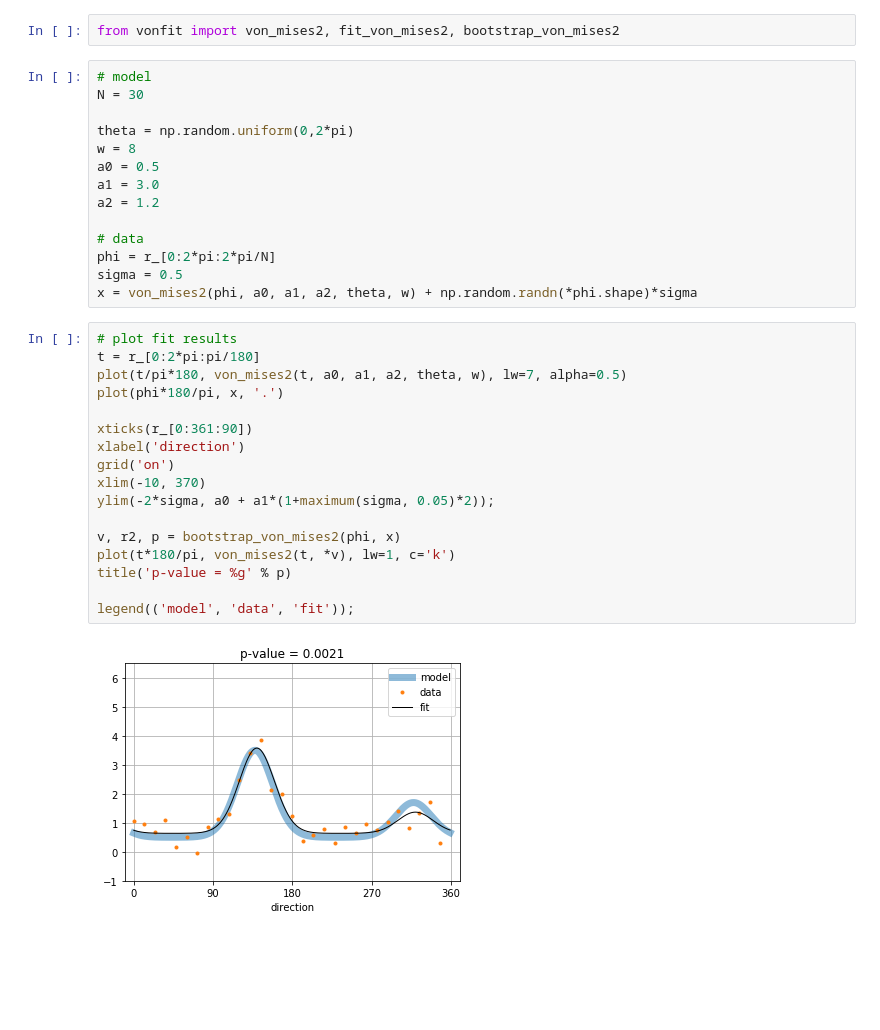
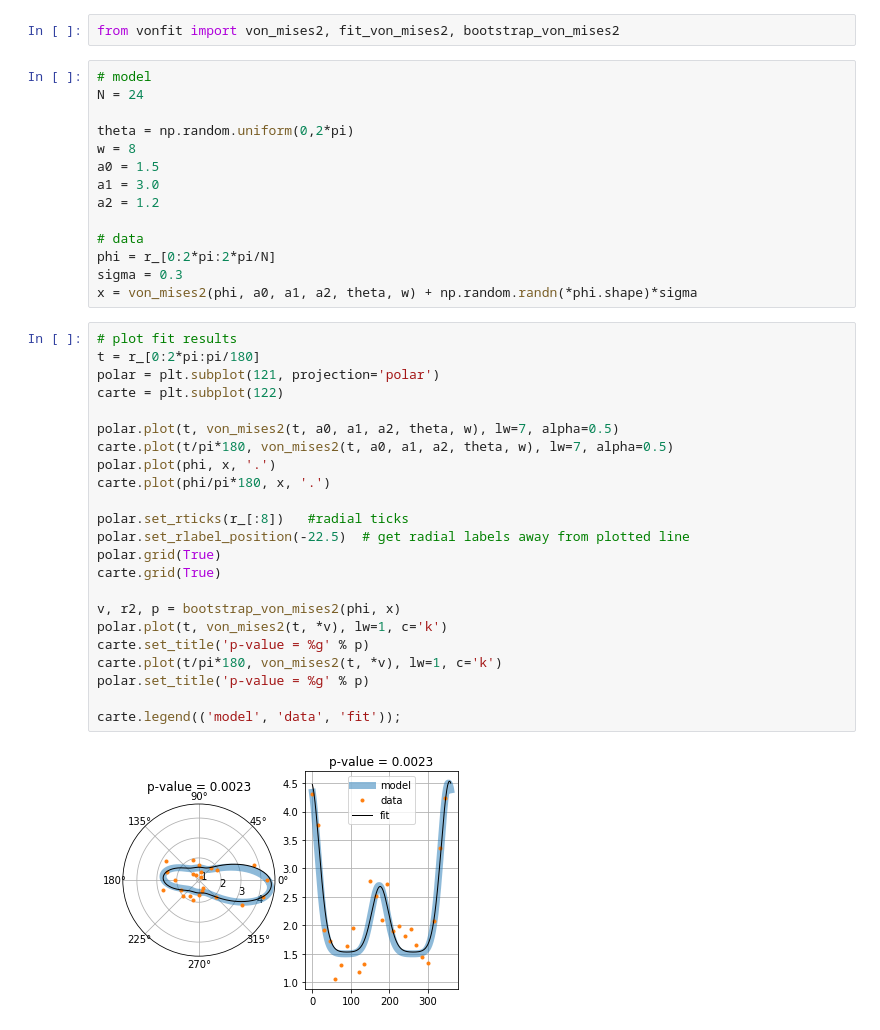
Before and after one commit to dimitri-yatsenko/fast-von-mises, a Jupyter notebook: vonMises2.ipynb, the cells around one changed output. Cells and saved outputs as stored; diff of their text form; blank space fills up the shorter version.

Commit message:
added polar plot to notebook

```diff
--- a/vonMises2.ipynb
+++ b/vonMises2.ipynb
@@ -37,37 +37,43 @@ Populating the interactive namespace from numpy and matplotlib
 from vonfit import von_mises2, fit_von_mises2, bootstrap_von_mises2
 # %%
 # model
-N = 30
+N = 24
 
 theta = np.random.uniform(0,2*pi)
 w = 8
-a0 = 0.5
+a0 = 1.5
 a1 = 3.0
 a2 = 1.2
 
 # data
 phi = r_[0:2*pi:2*pi/N]
-sigma = 0.5
+sigma = 0.3
 x = von_mises2(phi, a0, a1, a2, theta, w) + np.random.randn(*phi.shape)*sigma
 # %%
 # plot fit results
 t = r_[0:2*pi:pi/180]
-plot(t/pi*180, von_mises2(t, a0, a1, a2, theta, w), lw=7, alpha=0.5)
-plot(phi*180/pi, x, '.')
+polar = plt.subplot(121, projection='polar')
+carte = plt.subplot(122)
 
-xticks(r_[0:361:90])
-xlabel('direction')
-grid('on')
-xlim(-10, 370)
-ylim(-2*sigma, a0 + a1*(1+maximum(sigma, 0.05)*2));
+polar.plot(t, von_mises2(t, a0, a1, a2, theta, w), lw=7, alpha=0.5)
+carte.plot(t/pi*180, von_mises2(t, a0, a1, a2, theta, w), lw=7, alpha=0.5)
+polar.plot(phi, x, '.')
+carte.plot(phi/pi*180, x, '.')
+
+polar.set_rticks(r_[:8])   #radial ticks
+polar.set_rlabel_position(-22.5)  # get radial labels away from plotted line
+polar.grid(True)
+carte.grid(True)
 
 v, r2, p = bootstrap_von_mises2(phi, x)
-plot(t*180/pi, von_mises2(t, *v), lw=1, c='k')
-title('p-value = %g' % p)
+polar.plot(t, von_mises2(t, *v), lw=1, c='k')
+carte.set_title('p-value = %g' % p)
+carte.plot(t/pi*180, von_mises2(t, *v), lw=1, c='k')
+polar.set_title('p-value = %g' % p)
 
-legend(('model', 'data', 'fit'));
+carte.legend(('model', 'data', 'fit'));
 # %% [output]
-[figure, old version]
+[figure, new version]
 # %%
 %timeit fit_von_mises2(phi, x)
 # %% [output]
```
Also changed, not shown: parts of 1 cell of this notebook.
